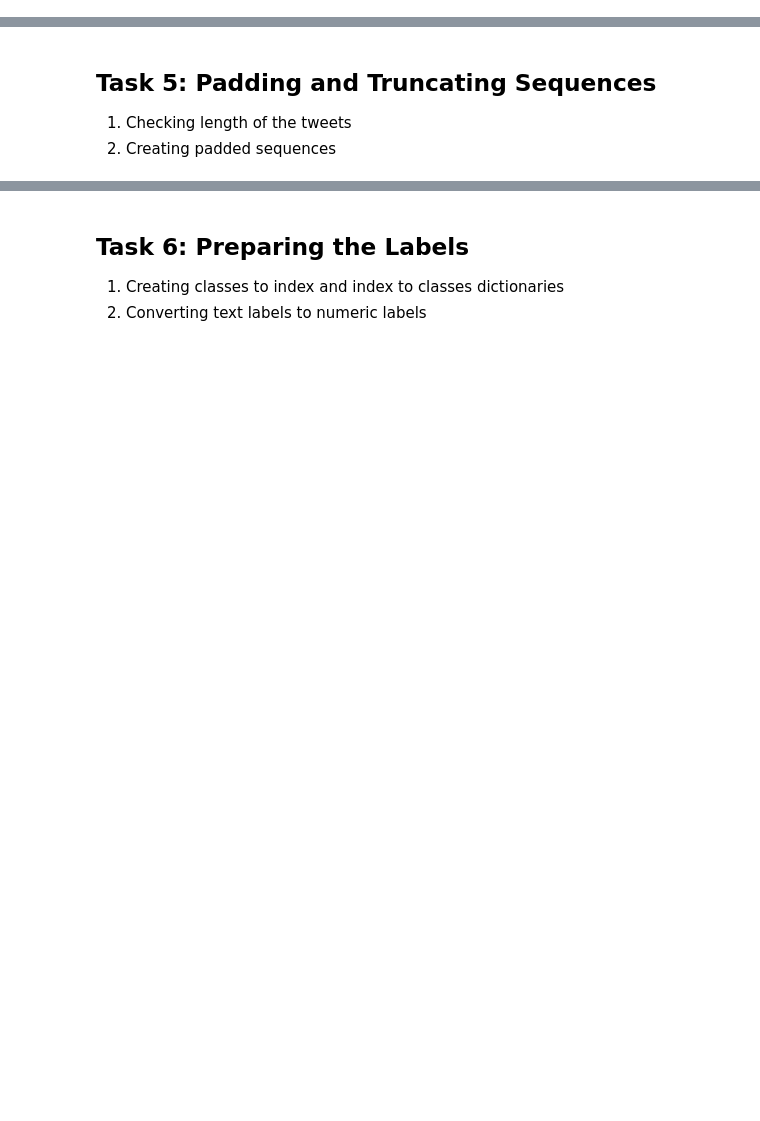
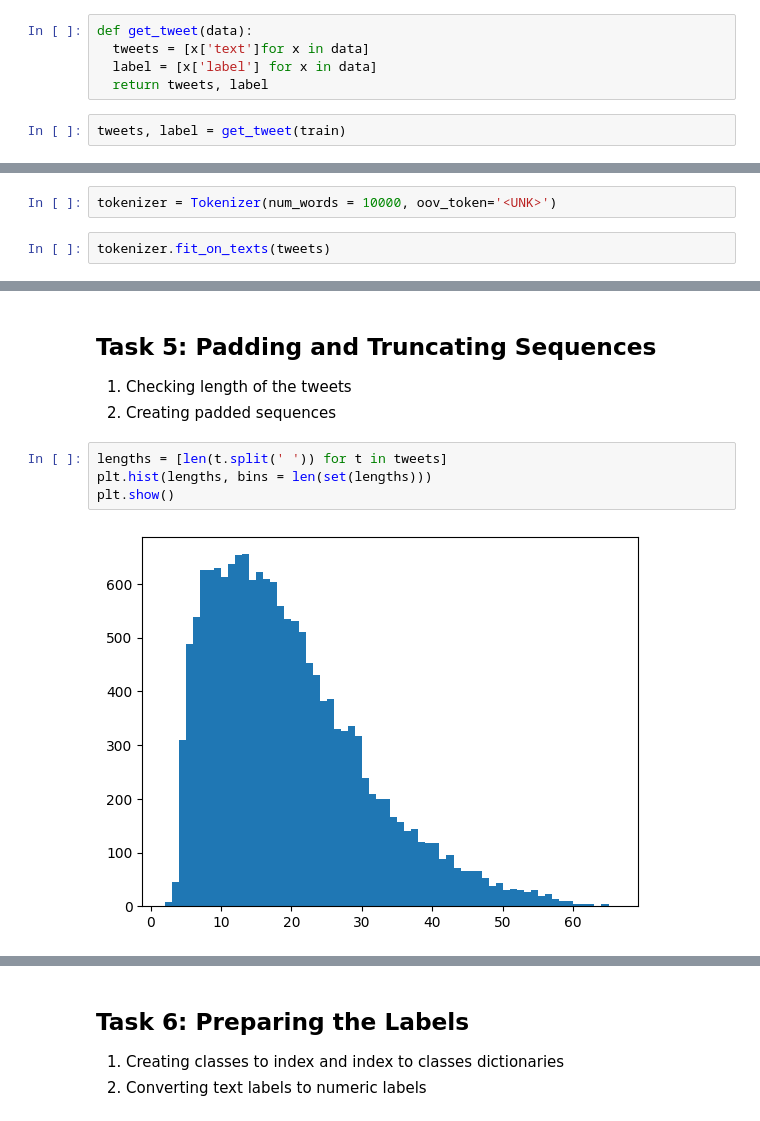
Before and after one commit to Oluwatiseunla/Tensorflow_notebooks, a Jupyter notebook: Tweet_Emotion_Recognition_Learner.ipynb, the cells around one changed output, grey strips where cells are left out. Saved outputs shown, nothing was run; the diff lists cells and outputs as text; blank space fills up the shorter version.

```diff
--- a/Tweet_Emotion_Recognition_Learner.ipynb
+++ b/Tweet_Emotion_Recognition_Learner.ipynb
@@ -75,0 +147,7 @@ print('Using TensorFlow version', tf.__version__)
+# %%
+def get_tweet(data):
+  tweets = [x['text']for x in data]
+  label = [x['label'] for x in data]
+  return tweets, label
+# %%
+tweets, label = get_tweet(train)
@@ -79,0 +164,4 @@ print('Using TensorFlow version', tf.__version__)
+# %%
+tokenizer = Tokenizer(num_words = 10000, oov_token='<UNK>')
+# %%
+tokenizer.fit_on_texts(tweets)
@@ -82,3 +194,9 @@ print('Using TensorFlow version', tf.__version__)
 
 1. Checking length of the tweets
 2. Creating padded sequences
+# %%
+lengths = [len(t.split(' ')) for t in tweets]
+plt.hist(lengths, bins = len(set(lengths)))
+plt.show()
+# %% [output]
+[figure, added]
```
Also changed, not shown: parts of 27 cells of this notebook.
